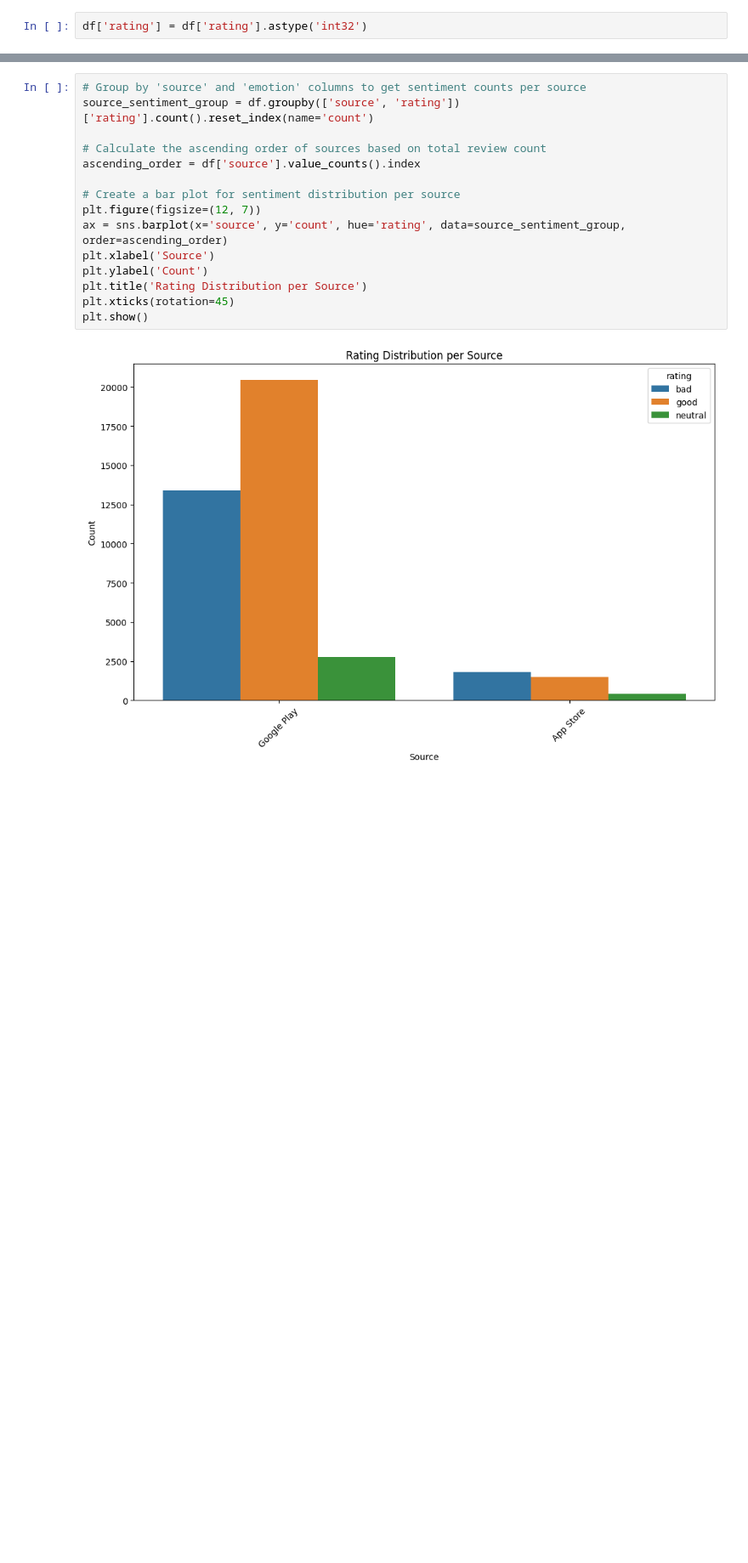
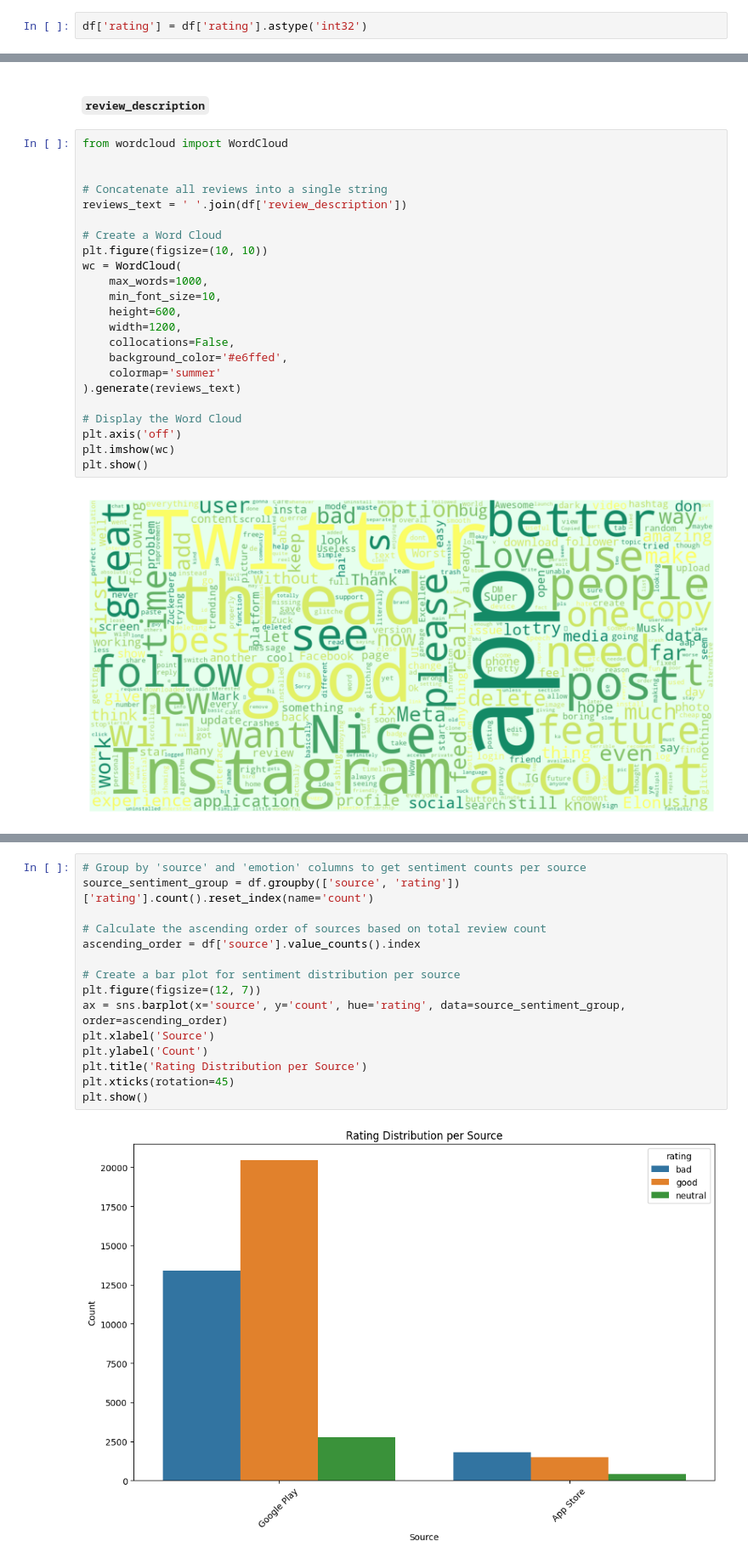
Before and after one commit to ndungek/Threads-Reviews-Sentiment-Analysis, a Jupyter notebook: reviews.ipynb, the cells around one changed output, grey strips where cells are left out. Shown at 85% size. Cells and saved outputs as stored; diff of their text form; blank space fills up the shorter version.

```diff
--- a/reviews.ipynb
+++ b/reviews.ipynb
@@ -213,0 +213,27 @@ plt.show()
+# %% [markdown]
+#### `review_description`
+# %%
+from wordcloud import WordCloud
+
+
+# Concatenate all reviews into a single string
+reviews_text = ' '.join(df['review_description'])
+
+# Create a Word Cloud
+plt.figure(figsize=(10, 10))
+wc = WordCloud(
+    max_words=1000,
+    min_font_size=10,
+    height=600,
+    width=1200,
+    collocations=False,
+    background_color='#e6ffed',
+    colormap='summer'
+).generate(reviews_text)
+
+# Display the Word Cloud
+plt.axis('off')
+plt.imshow(wc)
+plt.show()
+# %% [output]
+[figure, added]
```
Also changed, not shown: parts of 40 cells of this notebook.
